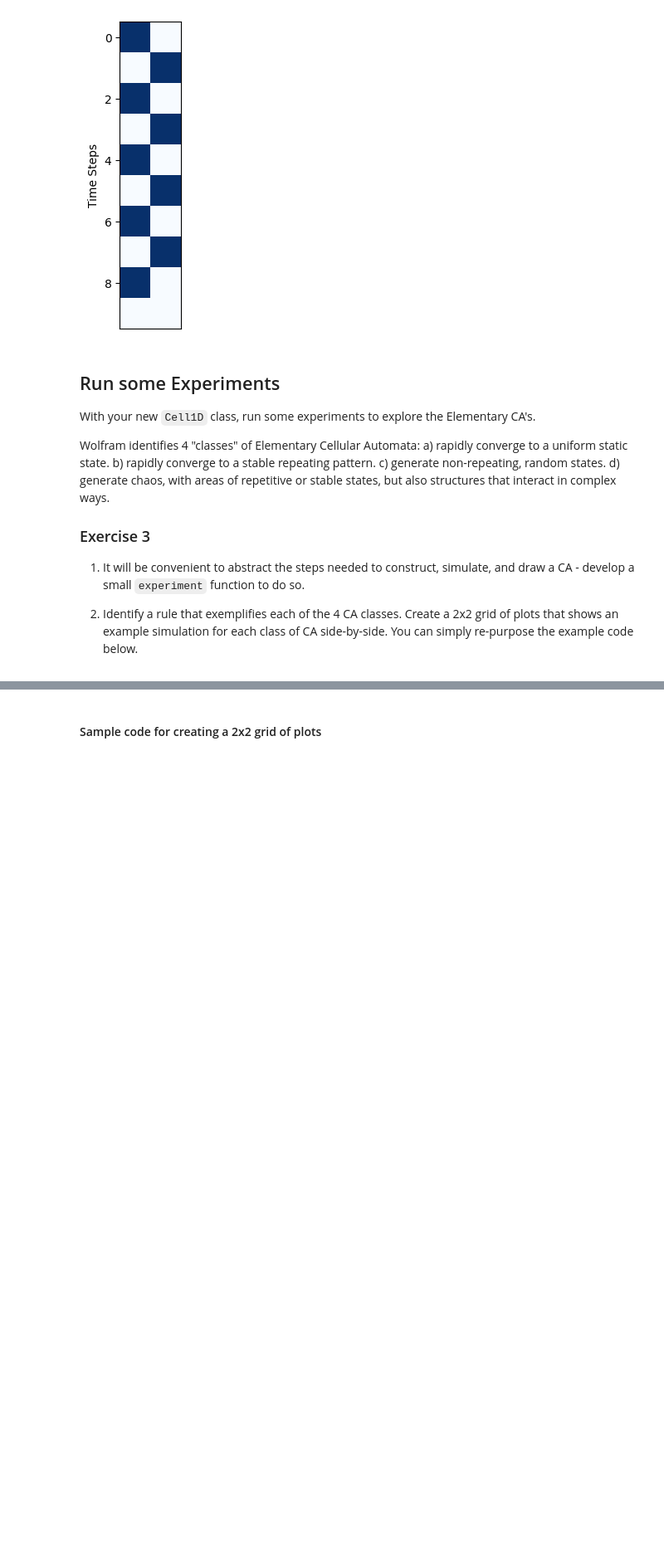
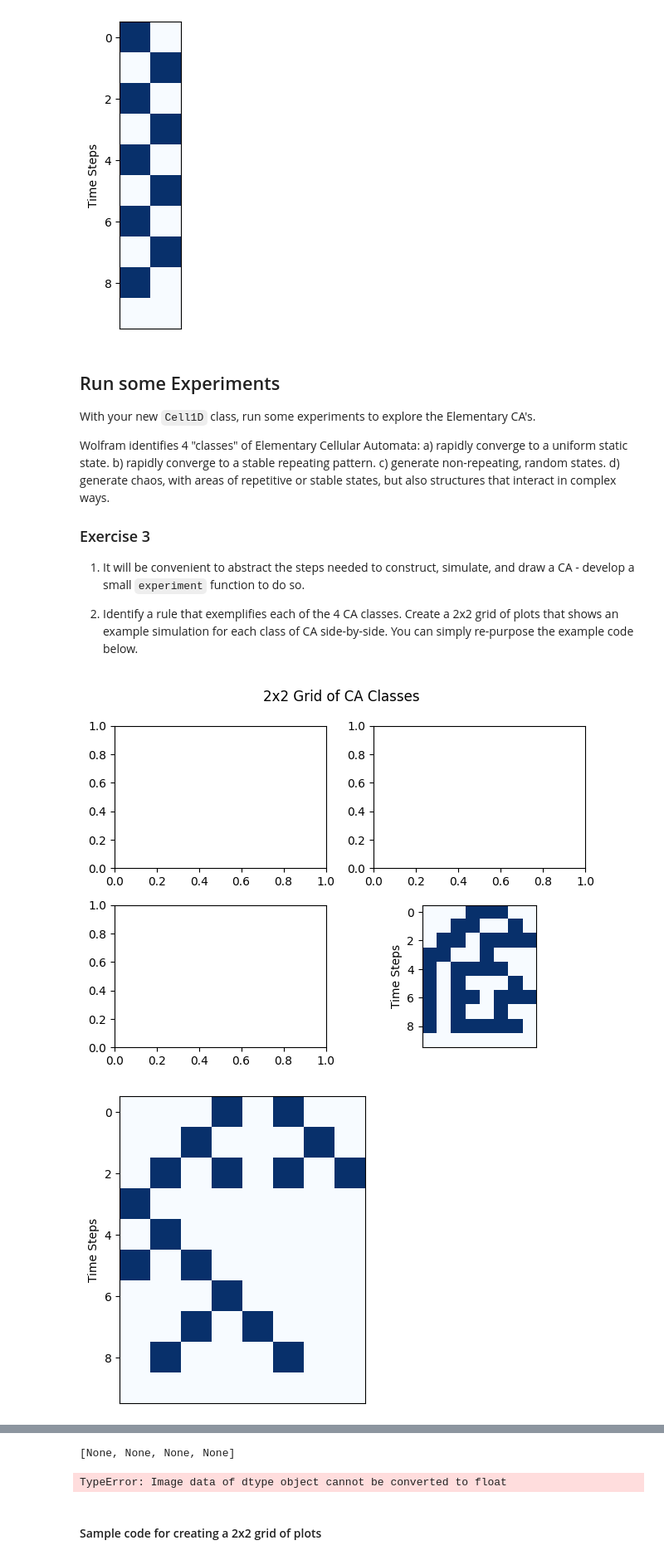
Before and after one commit to arashdeep3/cap-comp215, a Jupyter notebook: labs/lab05-CA-1D.ipynb, the cells around one changed output, grey strips where cells are left out. Shown at 83% size. Saved outputs shown, nothing was run; the diff lists cells and outputs as text; code cells hidden in the pictures; blank space fills up the shorter version.

```diff
--- a/labs/lab05-CA-1D.ipynb
+++ b/labs/lab05-CA-1D.ipynb
@@ -193,32 +192,39 @@ Wolfram identifies 4 "classes" of Elementary Cellular Automata:
 # %%
 # Solution for Ex. 3 here...
 def experiment(rule_number, start_state, n_steps):
     ca = Cell1D(rule_number, start_state)
     ca.simulate(n_steps)
     ca.draw()
 
 def axes_layout(nrows=1, ncols=1, fig_title=None, **kwargs):
     """ layout nrows x ncols axes with sensible defaults.  kwargs passed directly to `plt.subplots()`"""
     kwargs = {**dict(layout='tight'), **kwargs}
     fig, axes = plt.subplots(nrows=nrows, ncols=ncols, **kwargs)
     if fig_title:
         fig.suptitle(fig_title)
     return axes
 
 class_rules = {
     'a': 30,  # Rapidly converge to a uniform static state
     'b': 18,  # Rapidly converge to a stable repeating pattern
     'c': 22,  # Generate non-repeating, random states
     'd': 110  # Generate chaos, with areas of repetitive or stable states
 }
-fig, axes = axes_layout(nrows=2, ncols=2, fig_title="2x2 Grid of CA Classes")
-
-index = 0
-for class_label, rule_number in class_rules.items():
-    ax = axes[index//2]
-    ax.set_title(f'Class {class_label}')
-    experiment(rule_number, start_state, 10)
-
-    index += 1
-
+axes1 = axes_layout(nrows=2, ncols=2, fig_title="2x2 Grid of CA Classes")
+lis=[]
+for title in class_rules.keys():
+    # print(type(ax))
+    ca=experiment(class_rules[title], start_state, 10)
+    lis.append(ca)
+    # print(type(ca))
+    # print(ca)
+    # plot_ca(ca, axes=ax, title=f'This is plot {title}')
+    # plot_ca(ca.simulate(20), axes=ax, title=f'This is plot {title}')
+print(lis)
+for ax, title in zip(axes1.flat, ('top-left', 'top-right', 'bottom-left', 'bottom-right' )):
+  for i in range(len(lis)):
+    plot_ca(lis[i], axes=ax, title=f'This is plot {title}')
 plt.show()
+# %% [output]
+[figure, added]
+[figure, added]
@@ -225,3 +233,5 @@ plt.show()
+[None, None, None, None]
+TypeError: Image data of dtype object cannot be converted to float
 # %% [markdown]
 #### Sample code for creating a 2x2 grid of plots
 # %%
```
Also changed, not shown: parts of 3 cells of this notebook.
